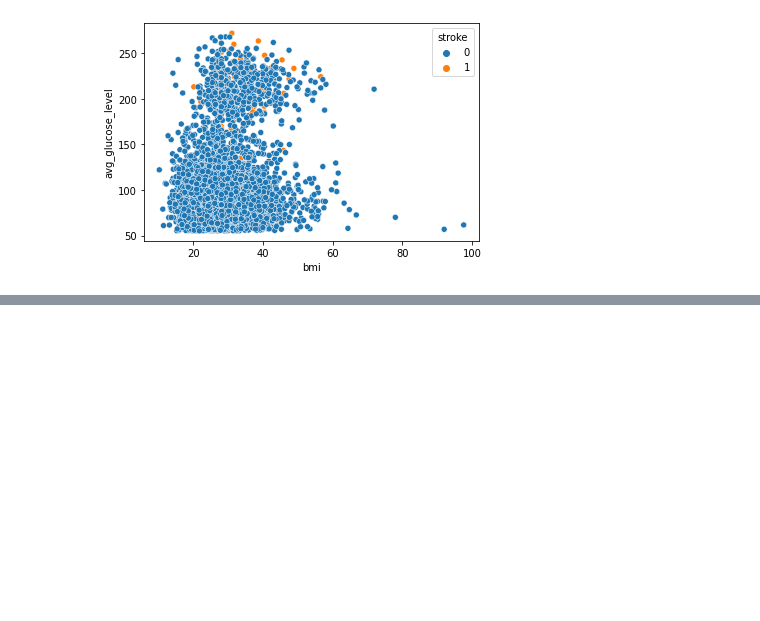
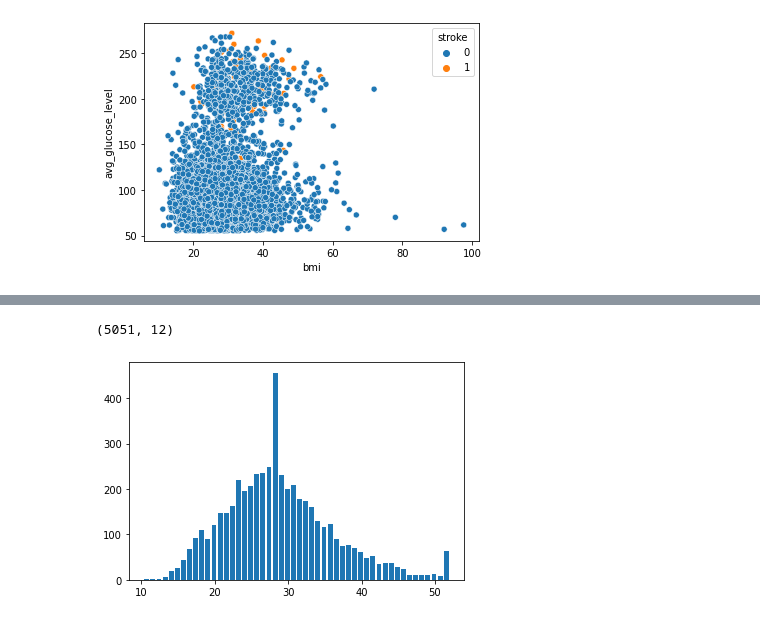
Before and after one commit to sohamp11/Dax-Training, a Jupyter notebook: DAX-DS-Assignment-2022-Soham_Pati/Data_Analytics/Analytics_Assign.ipynb, the cells around one changed output, grey strips where cells are left out. Cells and saved outputs as stored; diff of their text form; code cells hidden in the pictures; blank space fills up the shorter version.

```diff
--- a/DAX-DS-Assignment-2022-Soham_Pati/Data_Analytics/Analytics_Assign.ipynb
+++ b/DAX-DS-Assignment-2022-Soham_Pati/Data_Analytics/Analytics_Assign.ipynb
@@ -155,0 +169,6 @@ sns.scatterplot(data = df,x='bmi', y='avg_glucose_level',hue = 'stroke')
+# %%
+upper_limit = df.bmi.mean() + 3*df.bmi.std()
+print(upper_limit)
+
+lower_limit = df.bmi.mean() - 3*df.bmi.std()
+print(lower_limit)
@@ -155,0 +203,21 @@ sns.scatterplot(data = df,x='bmi', y='avg_glucose_level',hue = 'stroke')
+# %%
+#Removed the outliers from the bmi column
+df_no_outlier_std_dev = df[(df.bmi<upper_limit) & (df.bmi>lower_limit)]
+df_no_outlier_std_dev.shape
+# %% [output]
+(5051, 12)
+# %%
+df['bmi'] = np.where(
+    df['bmi']>upper_limit,
+    upper_limit,
+    np.where(
+        df['bmi']<lower_limit,
+        lower_limit,
+        df['bmi']
+    )
+)
+# %%
+plt.hist(df.bmi,bins=50, rwidth=0.8)
+plt.show()
+# %% [output]
+[figure, added]
```
Also changed, not shown: parts of 33 cells of this notebook.
